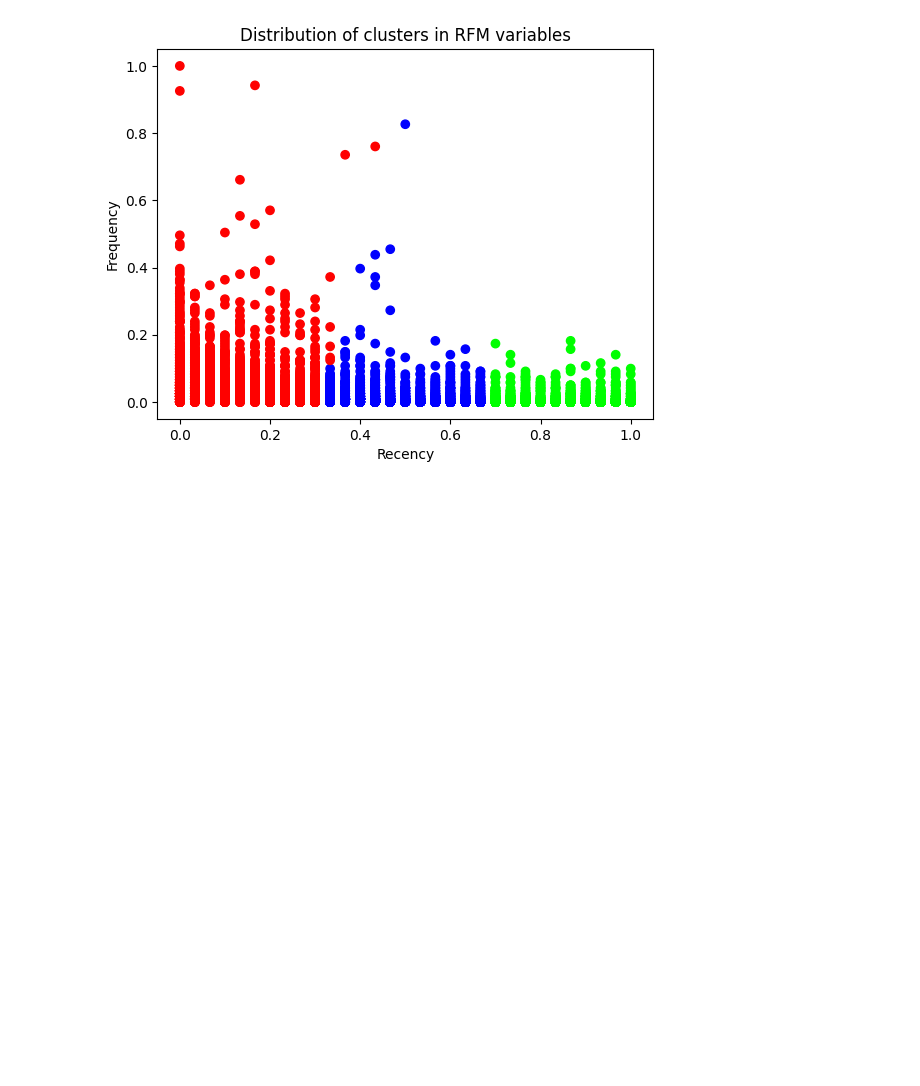
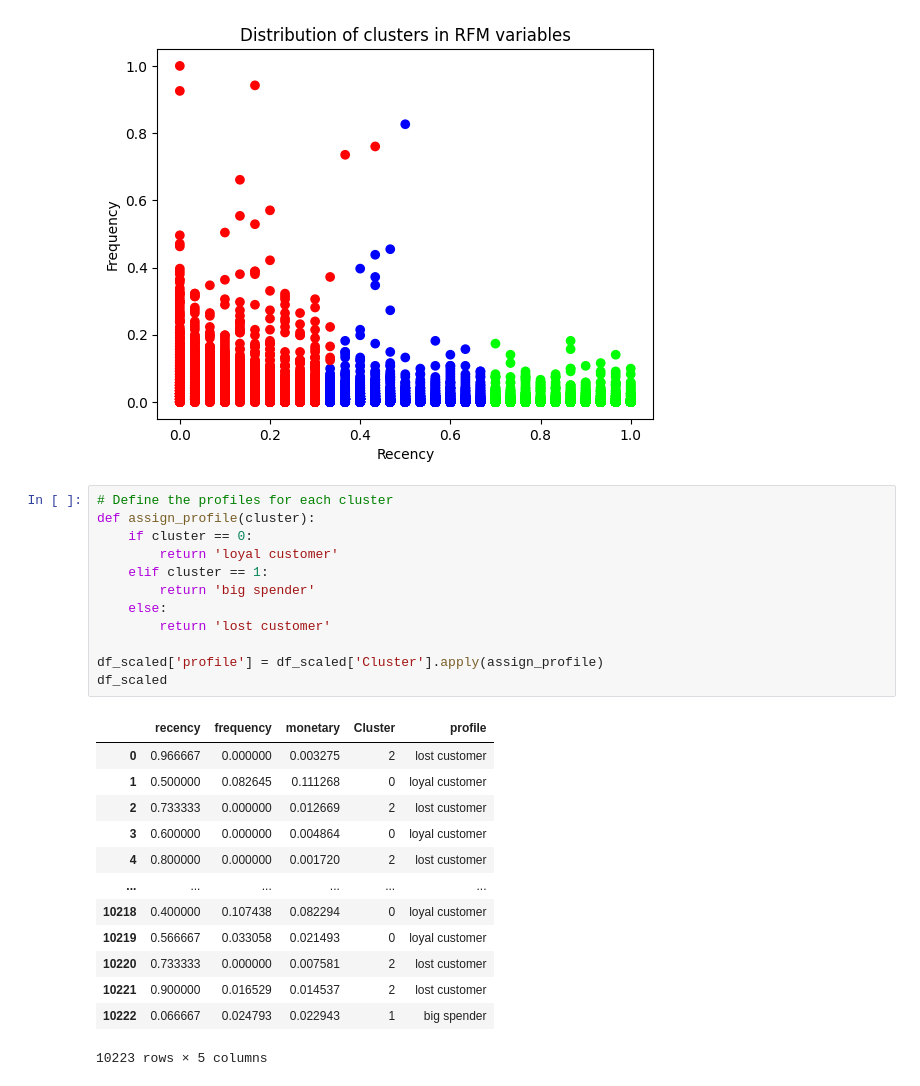
Before and after one commit to SalimHidayatullah/Customer-Segmentation-Using-K-Means-Clustering-and-RFM-Models, a Jupyter notebook: main.ipynb, the cells around one changed output. Cells and saved outputs as stored; diff of their text form; blank space fills up the shorter version.

```diff
--- a/main.ipynb
+++ b/main.ipynb
@@ -708,3 +708,29 @@ plt.title('Distribution of clusters in RFM variables')
 plt.show()
 # %% [output]
 [figure]
+# %%
+# Define the profiles for each cluster
+def assign_profile(cluster):
+    if cluster == 0:
+        return 'loyal customer'
+    elif cluster == 1:
+        return 'big spender'
+    else:
+        return 'lost customer'
+
+df_scaled['profile'] = df_scaled['Cluster'].apply(assign_profile)
+df_scaled
+# %% [output]
+|  | recency | frequency | monetary | Cluster | profile |
+| 0 | 0.966667 | 0.000000 | 0.003275 | 2 | lost customer |
+| 1 | 0.500000 | 0.082645 | 0.111268 | 0 | loyal customer |
+| 2 | 0.733333 | 0.000000 | 0.012669 | 2 | lost customer |
+| 3 | 0.600000 | 0.000000 | 0.004864 | 0 | loyal customer |
+| 4 | 0.800000 | 0.000000 | 0.001720 | 2 | lost customer |
+| ... | ... | ... | ... | ... | ... |
+| 10218 | 0.400000 | 0.107438 | 0.082294 | 0 | loyal customer |
+| 10219 | 0.566667 | 0.033058 | 0.021493 | 0 | loyal customer |
+| 10220 | 0.733333 | 0.000000 | 0.007581 | 2 | lost customer |
+| 10221 | 0.900000 | 0.016529 | 0.014537 | 2 | lost customer |
+| 10222 | 0.066667 | 0.024793 | 0.022943 | 1 | big spender |
+10223 rows × 5 columns
```
Also changed, not shown: parts of 1 cell of this notebook.
